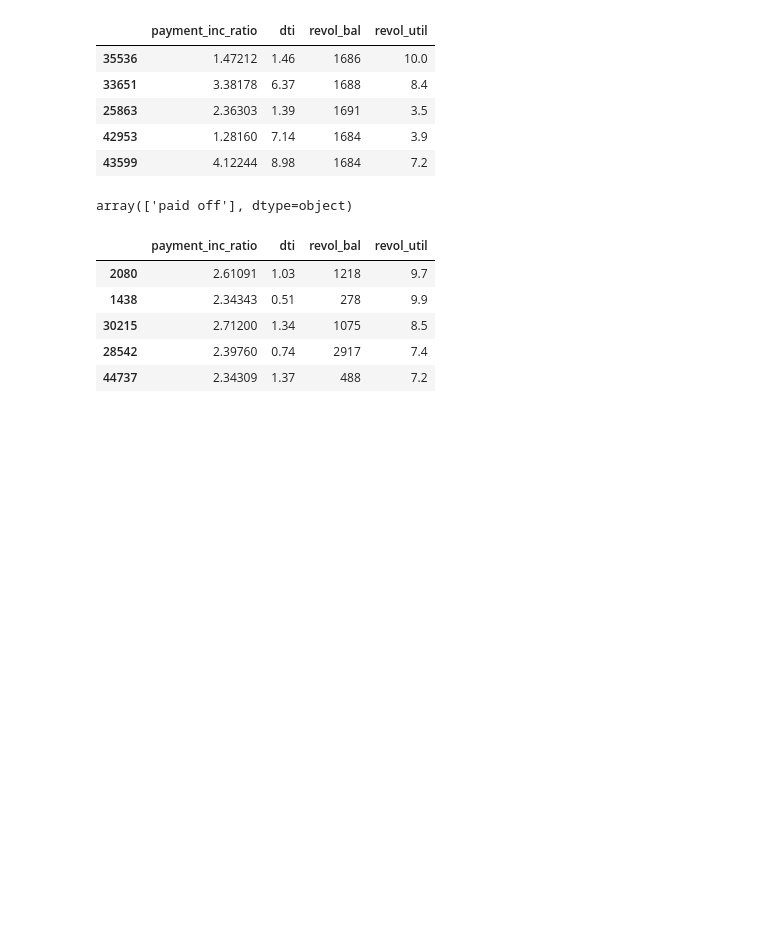
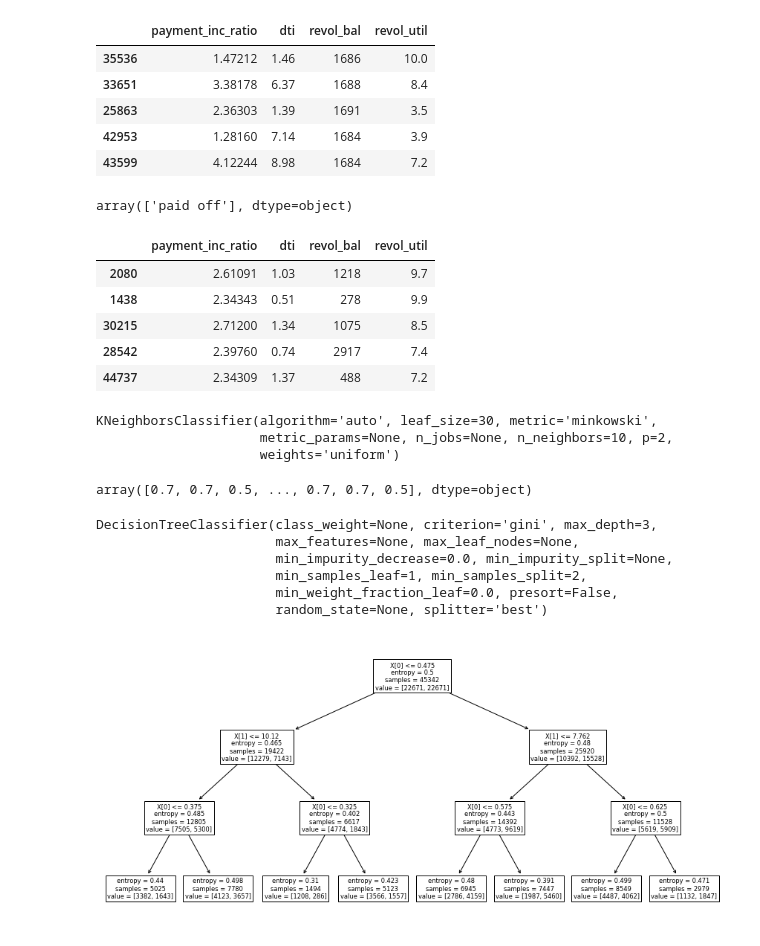
Before and after one commit to abhibhonsle234/PracticalStatsBookPython, a Jupyter notebook: python/chapter6_statisticalMachineLearning.ipynb, the cells around one changed output. Drawn from its saved outputs; the diff is of its cells as text; code cells hidden in the pictures; blank space fills up the shorter version.

```diff
--- a/python/chapter6_statisticalMachineLearning.ipynb
+++ b/python/chapter6_statisticalMachineLearning.ipynb
@@ -108,0 +112,38 @@ X2.iloc[knn2.kneighbors(ss.transform(newloan))[1][0]]
+# %%
+knn3 = KNeighborsClassifier(10)
+knn3.fit(X4.values, Y4.values)
+# %% [output]
+KNeighborsClassifier(algorithm='auto', leaf_size=30, metric='minkowski',
+                     metric_params=None, n_jobs=None, n_neighbors=10, p=2,
+                     weights='uniform')
+# %%
+probs = knn3.predict_proba(X4.values)
+preds = knn3.predict(X4.values)
+P = np.hstack((probs, preds.reshape(-1, 1)))
+borrow_feature = np.where(P[:,2]=="default", P[:, 0], P[:, 1])
+borrow_feature
+# %% [output]
+array([0.7, 0.7, 0.5, ..., 0.7, 0.7, 0.5], dtype=object)
+# %%
+X5 = df_loan[["borrower_score", "payment_inc_ratio"]]
+Y5 = df_loan[["outcome"]]
+# %%
+from sklearn.tree import DecisionTreeClassifier
+dtc = DecisionTreeClassifier(max_depth=3)
+#dtc?
+# %%
+pl = dtc.fit(X5.values, Y5.values)
+pl
+# %% [output]
+DecisionTreeClassifier(class_weight=None, criterion='gini', max_depth=3,
+                       max_features=None, max_leaf_nodes=None,
+                       min_impurity_decrease=0.0, min_impurity_split=None,
+                       min_samples_leaf=1, min_samples_split=2,
+                       min_weight_fraction_leaf=0.0, presort=False,
+                       random_state=None, splitter='best')
+# %%
+from sklearn.tree import plot_tree
+plt.figure(figsize=(15, 7))
+f = plot_tree(pl)
+# %% [output]
+[figure, added]
```
Also changed, not shown: parts of 29 cells of this notebook, 2 other files.
